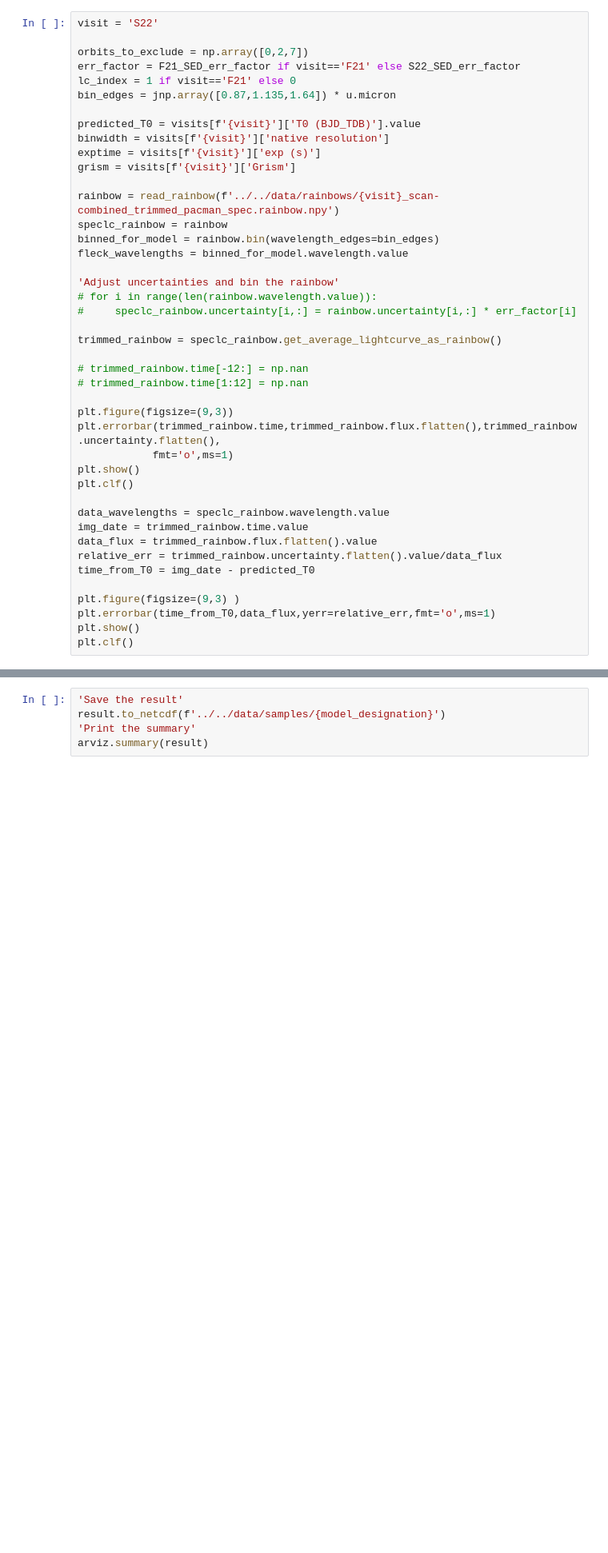
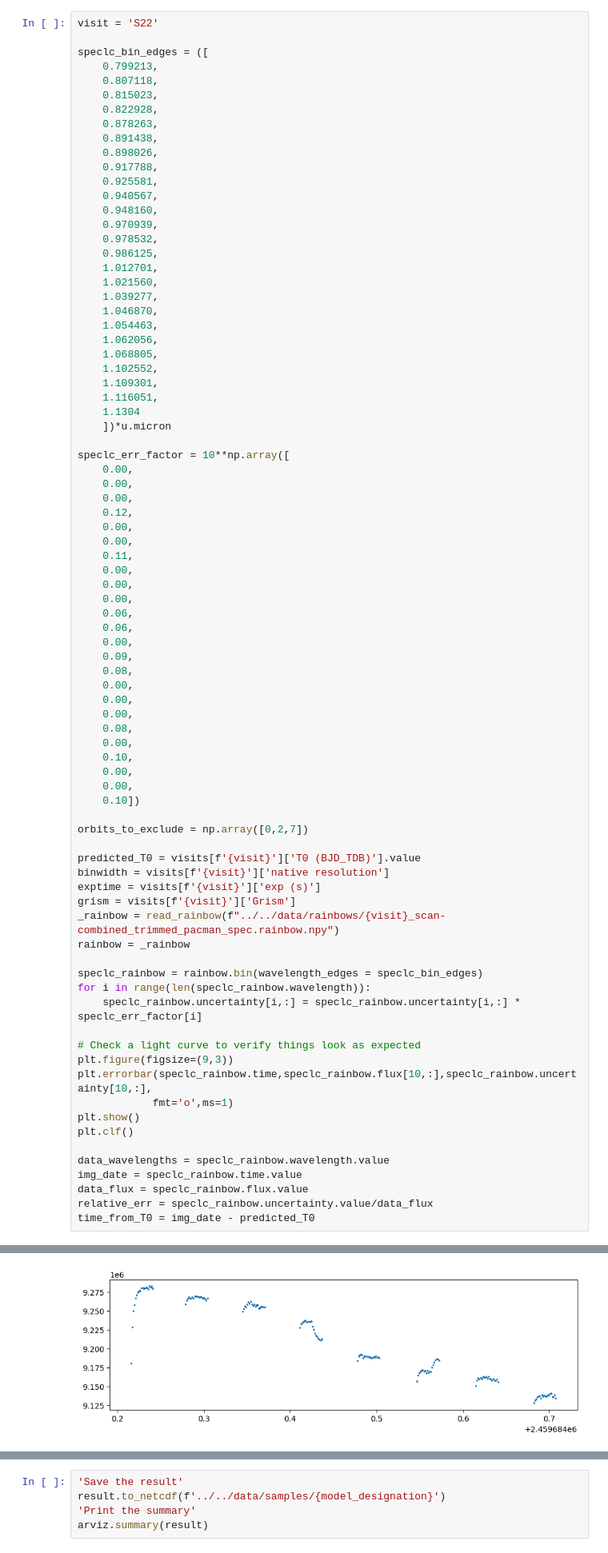
Before and after one commit to will-waalkes/Spot_Treating_AUMicb, a Jupyter notebook: modeling/05-spec-lc/S22_speclc_3spots.ipynb, the cells around one changed output, grey strips where cells are left out. Shown at 80% size. Cells and saved outputs as stored; diff of their text form; blank space fills up the shorter version.

```diff
--- a/modeling/05-spec-lc/S22_speclc_3spots.ipynb
+++ b/modeling/05-spec-lc/S22_speclc_3spots.ipynb
@@ -11,43 +11,83 @@ CPU devices: [CpuDevice(id=0), CpuDevice(id=1), CpuDevice(id=2), CpuDevice(id=3)
 # %%
 visit = 'S22'
 
+speclc_bin_edges = ([
+    0.799213,
+    0.807118,
+    0.815023,
+    0.822928,
+    0.878263,
+    0.891438,
+    0.898026,
+    0.917788,
+    0.925581,
+    0.940567,
+    0.948160,
+    0.970939,
+    0.978532,
+    0.986125,
+    1.012701,
+    1.021560,
+    1.039277,
+    1.046870,
+    1.054463,
+    1.062056,
+    1.068805,
+    1.102552,
+    1.109301,
+    1.116051,
+    1.1304
+    ])*u.micron
+
+speclc_err_factor = 10**np.array([
+    0.00,
+    0.00,
+    0.00,
+    0.12,
+    0.00,
+    0.00,
+    0.11,
+    0.00,
+    0.00,
+    0.00,
+    0.06,
+    0.06,
+    0.00,
+    0.09,
+    0.08,
+    0.00,
+    0.00,
+    0.00,
+    0.08,
+    0.00,
+    0.10,
+    0.00,
+    0.00,
+    0.10])
+
 orbits_to_exclude = np.array([0,2,7])
-err_factor = F21_SED_err_factor if visit=='F21' else S22_SED_err_factor
-lc_index = 1 if visit=='F21' else 0
-bin_edges = jnp.array([0.87,1.135,1.64]) * u.micron
 
 predicted_T0 = visits[f'{visit}']['T0 (BJD_TDB)'].value
 binwidth = visits[f'{visit}']['native resolution']
 exptime = visits[f'{visit}']['exp (s)']
 grism = visits[f'{visit}']['Grism']
+_rainbow = read_rainbow(f"../../data/rainbows/{visit}_scan-combined_trimmed_pacman_spec.rainbow.npy")
+rainbow = _rainbow
 
-rainbow = read_rainbow(f'../../data/rainbows/{visit}_scan-combined_trimmed_pacman_spec.rainbow.npy')
-speclc_rainbow = rainbow
-binned_for_model = rainbow.bin(wavelength_edges=bin_edges)
-fleck_wavelengths = binned_for_model.wavelength.value
+speclc_rainbow = rainbow.bin(wavelength_edges = speclc_bin_edges)
+for i in range(len(speclc_rainbow.wavelength)):
+    speclc_rainbow.uncertainty[i,:] = speclc_rainbow.uncertainty[i,:] * speclc_err_factor[i]
 
-'Adjust uncertainties and bin the rainbow'
-# for i in range(len(rainbow.wavelength.value)):
-#     speclc_rainbow.uncertainty[i,:] = rainbow.uncertainty[i,:] * err_factor[i]
-
-trimmed_rainbow = speclc_rainbow.get_average_lightcurve_as_rainbow()
-
-# trimmed_rainbow.time[-12:] = np.nan
-# trimmed_rainbow.time[1:12] = np.nan
-
+# Check a light curve to verify things look as expected
 plt.figure(figsize=(9,3))
-plt.errorbar(trimmed_rainbow.time,trimmed_rainbow.flux.flatten(),trimmed_rainbow.uncertainty.flatten(),
+plt.errorbar(speclc_rainbow.time,speclc_rainbow.flux[10,:],speclc_rainbow.uncertainty[10,:],
             fmt='o',ms=1)
 plt.show()
 plt.clf()
 
 data_wavelengths = speclc_rainbow.wavelength.value
-img_date = trimmed_rainbow.time.value
-data_flux = trimmed_rainbow.flux.flatten().value
-relative_err = trimmed_rainbow.uncertainty.flatten().value/data_flux
+img_date = speclc_rainbow.time.value
+data_flux = speclc_rainbow.flux.value
+relative_err = speclc_rainbow.uncertainty.value/data_flux
 time_from_T0 = img_date - predicted_T0
-
-plt.figure(figsize=(9,3) )
-plt.errorbar(time_from_T0,data_flux,yerr=relative_err,fmt='o',ms=1)
-plt.show()
-plt.clf()
+# %% [output]
@@ -53,0 +110 @@ plt.clf()
+[figure, added]
```
Also changed, not shown: parts of 7 cells of this notebook, 5 other files.
